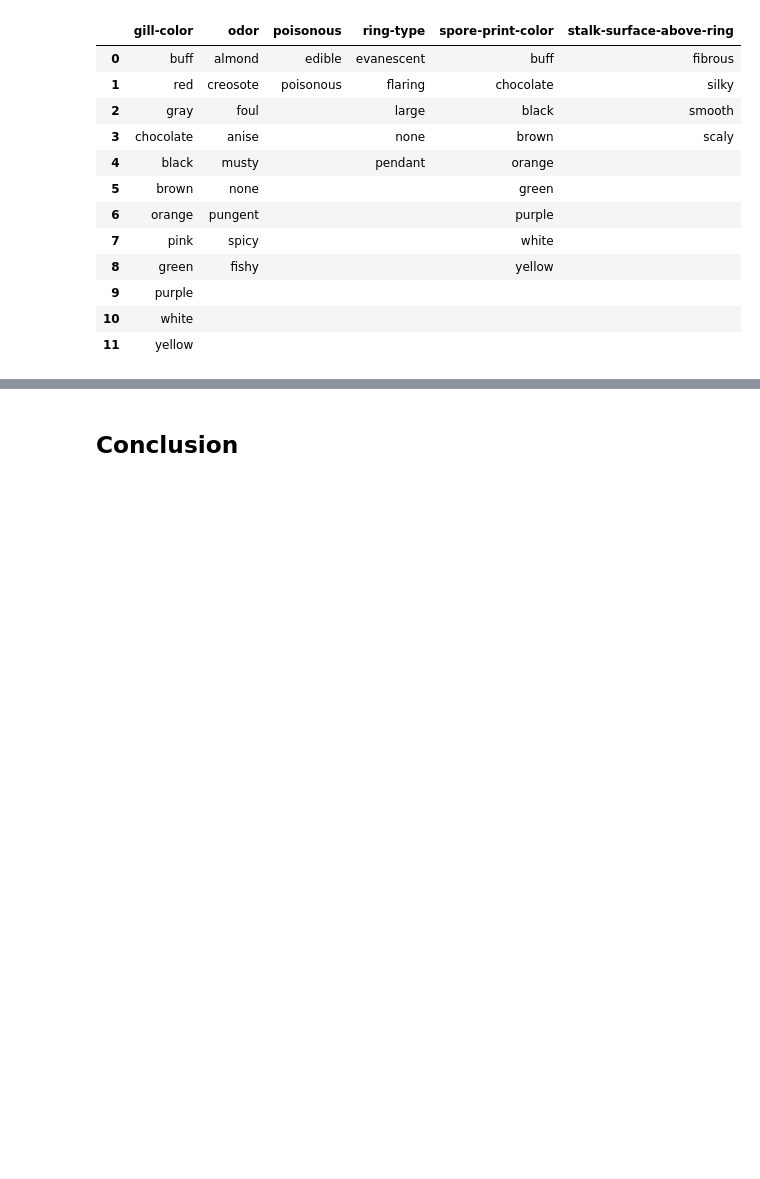
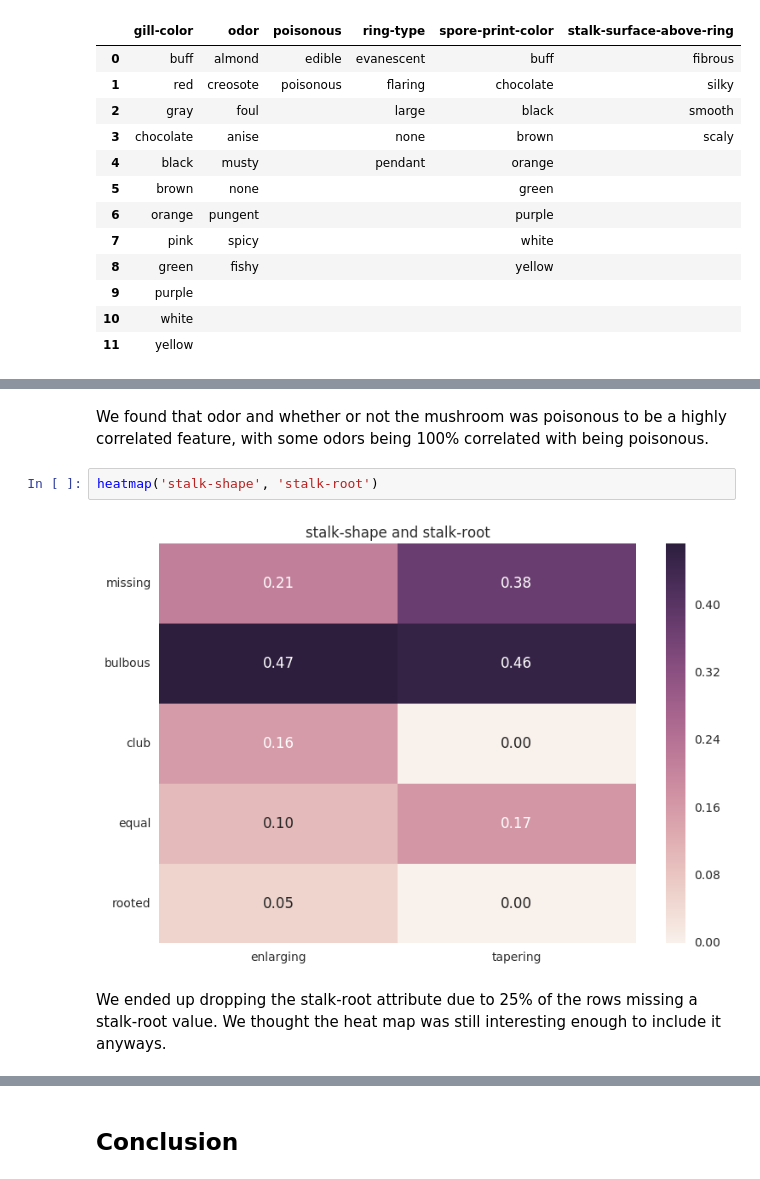
Before and after one commit to LukeWood/Mushroom-Classification, a Jupyter notebook: DraftReport.ipynb, the cells around one changed output, grey strips where cells are left out. Saved outputs shown, nothing was run; the diff lists cells and outputs as text; blank space fills up the shorter version.

```diff
--- a/DraftReport.ipynb
+++ b/DraftReport.ipynb
@@ -402,3 +443,11 @@ We ended up dropping the stalk-root attribute due to 25% of the rows missing a s
+# %% [markdown]
+We found that odor and whether or not the mushroom was poisonous to be a highly correlated feature, with some odors being 100% correlated with being poisonous.
+# %%
+heatmap('stalk-shape', 'stalk-root')
+# %% [output]
+[figure, added]
+# %% [markdown]
+We ended up dropping the stalk-root attribute due to 25% of the rows missing a stalk-root value.  We thought the heat map was still interesting enough to include it anyways.
 # %%
 from IPython.display import IFrame
 #Visualization forked from: https://bl.ocks.org/mbostock/1044242
```
Also changed, not shown: parts of 8 cells of this notebook.
